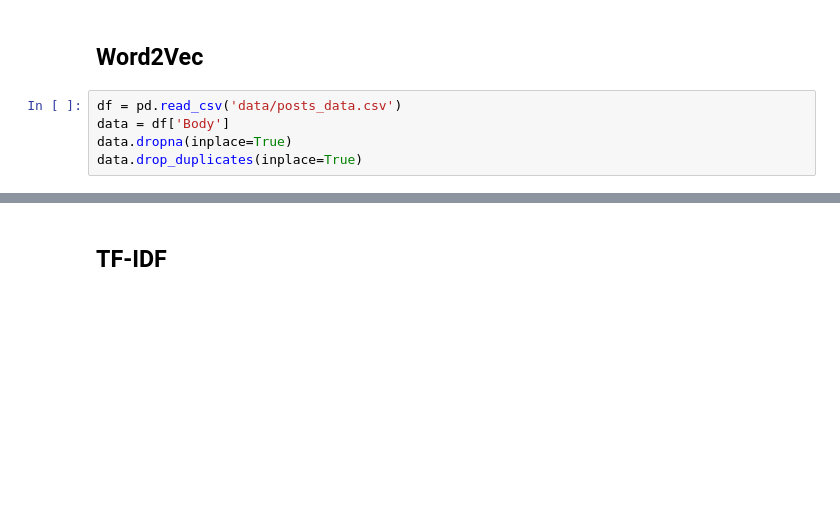
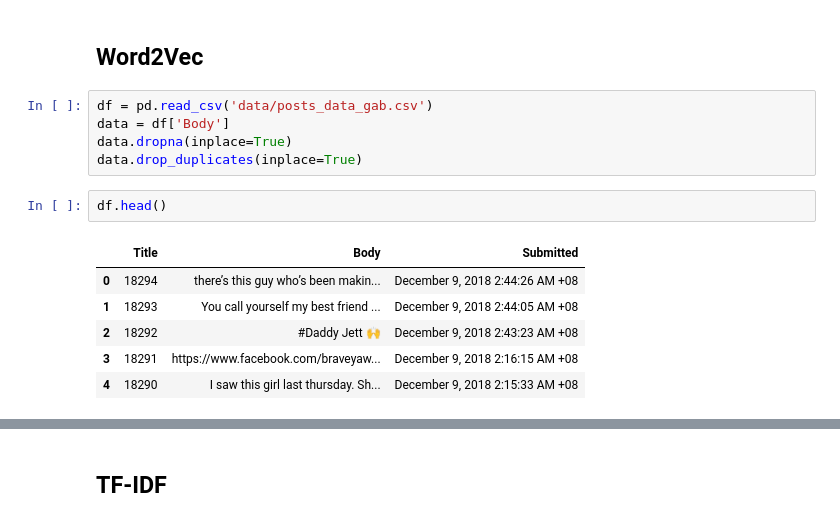
Before and after one commit to carlomendowza/CS129.18-Project, a Jupyter notebook: Sentiment Analysis.ipynb, the cells around one changed output, grey strips where cells are left out. Cells and saved outputs as stored; diff of their text form; blank space fills up the shorter version.

```diff
--- a/Sentiment Analysis.ipynb
+++ b/Sentiment Analysis.ipynb
@@ -35,10 +35,19 @@ for directories, subdirs, files in os.walk(rootdir):
 # %% [markdown]
 ## Word2Vec
 # %%
-df = pd.read_csv('data/posts_data.csv')
+df = pd.read_csv('data/posts_data_gab.csv')
 data = df['Body']
 data.dropna(inplace=True)
 data.drop_duplicates(inplace=True)
+# %%
+df.head()
+# %% [output]
+|  | Title | Body | Submitted |
+| 0 | 18294 | there’s this guy who’s been makin... | December 9, 2018 2:44:26 AM +08 |
+| 1 | 18293 | You call yourself my best friend ... | December 9, 2018 2:44:05 AM +08 |
+| 2 | 18292 | #Daddy Jett 🙌 | December 9, 2018 2:43:23 AM +08 |
+| 3 | 18291 | https://www.facebook.com/braveyaw... | December 9, 2018 2:16:15 AM +08 |
+| 4 | 18290 | I saw this girl last thursday. Sh... | December 9, 2018 2:15:33 AM +08 |
 # %%
 # Stop words
 nltk.download('stopwords')
```
Also changed, not shown: parts of 8 cells of this notebook, 7 other files.
